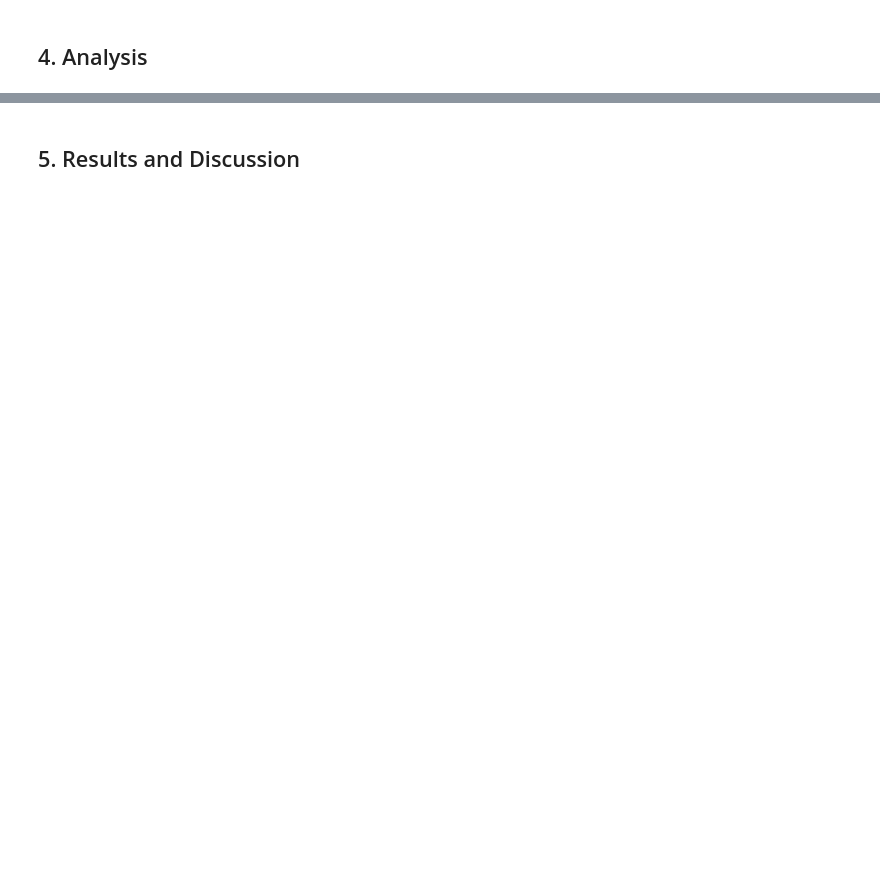
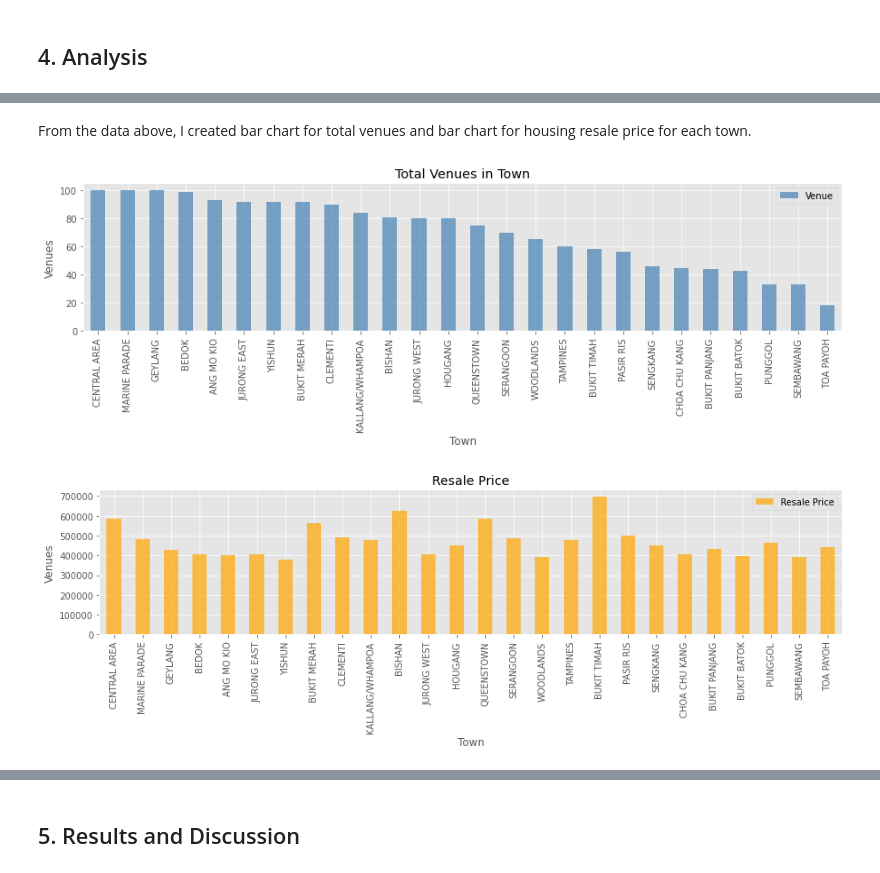
Before and after one commit to msazili/Coursera_Capstone, a Jupyter notebook: Capstone Project - The Battle of the Neighborhoods.ipynb, the cells around one changed output, grey strips where cells are left out. Drawn from its saved outputs; the diff is of its cells as text; code cells hidden in the pictures; blank space fills up the shorter version.

```diff
--- a/Capstone Project - The Battle of the Neighborhoods.ipynb
+++ b/Capstone Project - The Battle of the Neighborhoods.ipynb
@@ -193,0 +359,8 @@ data
+# %%
+sg_venues_tot = sg_venues.groupby('Town').count().sort_values(by=['Venue'], inplace=False, ascending=False)
+sg_venues_tot.reset_index(drop=False, inplace=True)
+
+sg_venues_tot = sg_venues_tot.join(data.set_index('Town'), on='Town')
+
+#sg_venues
+sg_venues_tot
@@ -193,0 +385,41 @@ data
+# %% [markdown]
+From the data above, I created bar chart for total venues and bar chart for housing resale price for each town.
+# %%
+# use the inline backend to generate the plots within the browser
+%matplotlib inline
+
+import matplotlib as mpl
+import matplotlib.pyplot as plt
+
+plt.style.use('ggplot')
+# %%
+sg_venues_bar = sg_venues_tot.set_index("Town",drop=False,inplace=False)
+
+ax = sg_venues_bar[['Town','Venue']].plot(
+    kind='bar', title ="Total Venues in Town",
+    figsize=(15,3),
+    alpha=0.7,
+    legend=True,
+    fontsize=10,
+    color=['steelblue']
+)
+ax.set_xlabel("Town",fontsize=12)
+ax.set_ylabel("Venues",fontsize=12)
+#plt.xticks(sg_venues_tot, sg_venues_tot['Town'], rotation='vertical')
+plt.show()
+
+ax = sg_venues_bar[['Town','Resale Price']].plot(
+    kind='bar', title ="Resale Price",
+    figsize=(15,3),
+    alpha=0.7,
+    legend=True,
+    fontsize=10,
+    color=['orange']
+)
+ax.set_xlabel("Town",fontsize=12)
+ax.set_ylabel("Venues",fontsize=12)
+#plt.xticks(sg_venues_tot, sg_venues_tot['Town'], rotation='vertical')
+plt.show()
+# %% [output]
+[figure, added]
+[figure, added]
```
Also changed, not shown: parts of 35 cells of this notebook.
